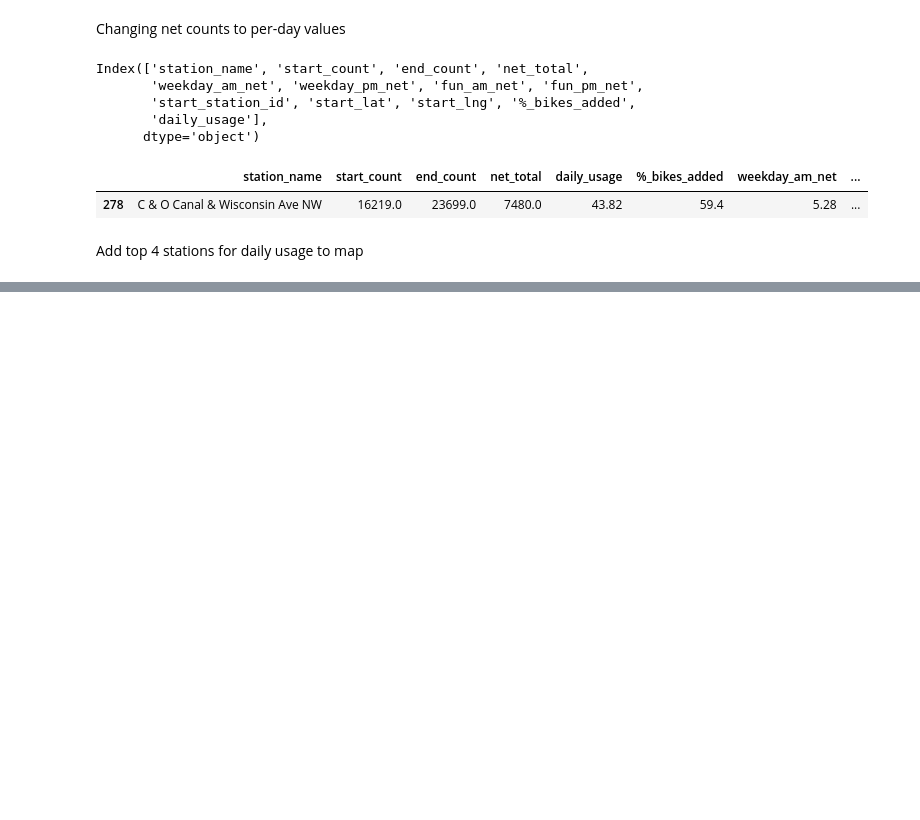
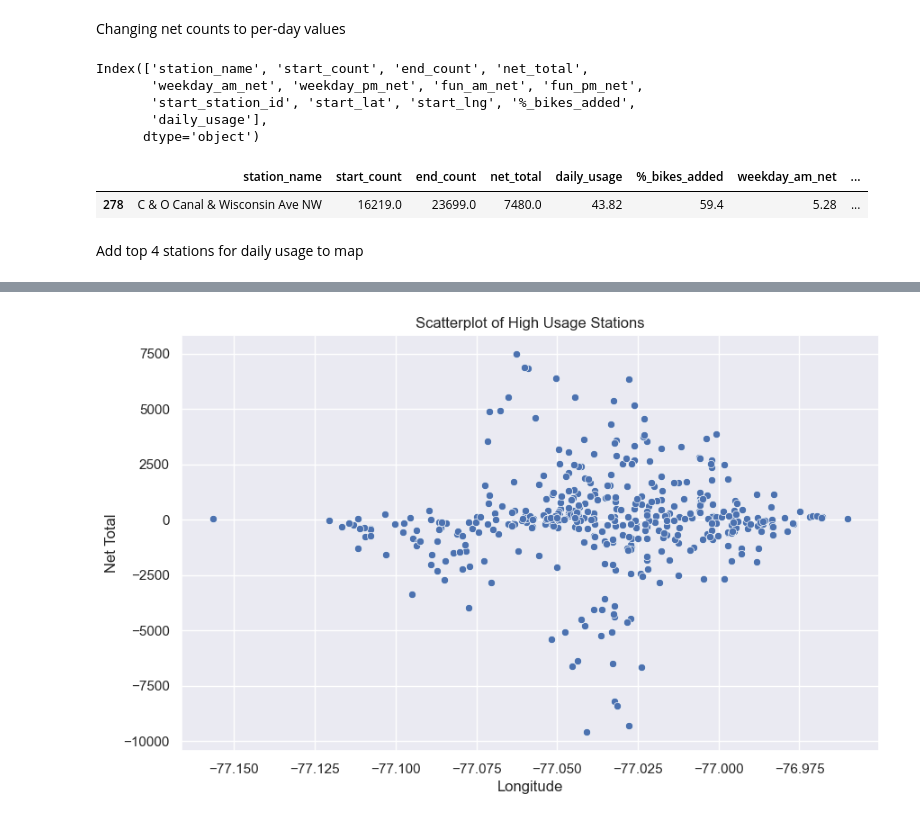
Before and after one commit to Paul-Sabin/Capital-Bikeshare, a Jupyter notebook: Trip Data EDA.ipynb, the cells around one changed output, grey strips where cells are left out. Cells and saved outputs as stored; diff of their text form; code cells hidden in the pictures; blank space fills up the shorter version.

```diff
--- a/Trip Data EDA.ipynb
+++ b/Trip Data EDA.ipynb
@@ -683,3 +683,20 @@ for idx, row in stations[high_usage_mask].iterrows():
 m_hue
 # %% [output]
 [interactive output not drawn]
+# %%
+# Applying the high usage mask
+high_usage_stations = stations[stations['daily_usage'] > 4.685]
+
+# Create the scatterplot
+plt.figure(figsize=(10, 6))  # Adjust the figure size as needed
+sns.scatterplot(x='start_lng', y='net_total', data=high_usage_stations)
+
+# Adding titles and labels (optional, but recommended for clarity)
+plt.title('Scatterplot of High Usage Stations')
+plt.xlabel('Longitude')
+plt.ylabel('Net Total')
+
+# Show the plot
+plt.show()
+# %% [output]
+[figure, added]
```
Also changed, not shown: parts of 5 cells of this notebook, 2 other files.
